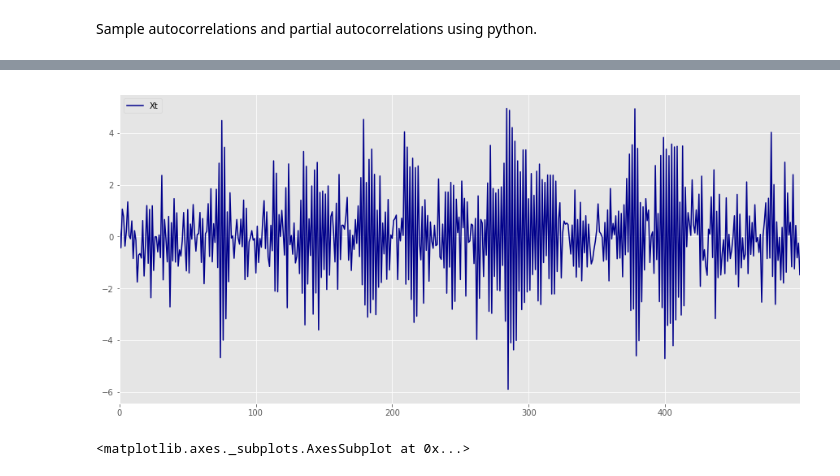
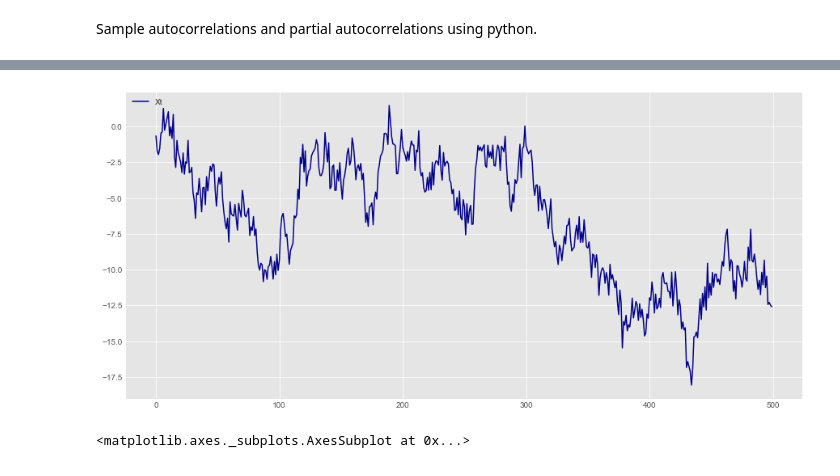
Before and after one commit to ErickEduardoAH/TimeSeriesAnalysis, a Jupyter notebook: 1.3 Time Series Stationary Models - Autoregresive Time Series.ipynb, the cells around one changed output, grey strips where cells are left out. Saved outputs shown, nothing was run; the diff lists cells and outputs as text; code cells hidden in the pictures.

```diff
--- a/1.3 Time Series Stationary Models - Autoregresive Time Series.ipynb
+++ b/1.3 Time Series Stationary Models - Autoregresive Time Series.ipynb
@@ -365,0 +364,10 @@ AR_1.plot.scatter(x='Xt_1',y='Xt',figsize=(15,7))
+# %%
+h=50
+theorical_ACF = [np.power(phi, k) for k in list(range(0,h))]
+
+plt.figure(figsize=(15,10))
+plt.style.use('ggplot')
+plt.figsize=(15,10)
+plt.plot(list(range(0,h)), theorical_ACF, 'bo', ms=8, label='binom pmf')
+plt.vlines(list(range(0,h)), 0, theorical_ACF, colors='black', lw=2)
+plt.show()
@@ -517,20 +534,19 @@ $$
 # %%
 import statsmodels.api as sm
 import numpy as np
 
-ar = np.array([-0.6,.3])
-ma = np.array([0, 0])
+ar = np.array([0.7,.3])
 n = 500
 
-np.random.seed(42)
-Xt = sm.tsa.arma_generate_sample(np.r_[1, -ar],np.r_[1, ma],n,1)
+np.random.seed(5000)
+Xt = sm.tsa.arma_generate_sample(np.r_[1, -ar],np.r_[1, np.array([0, 0])],n,1)
 AR_2 = pd.DataFrame(Xt)
 AR_2.columns= ['Xt']
 
 plt.style.use('ggplot')
 plotTimeSeries(AR_2)
 # %% [output]
-[figure, old version]
+[figure, new version]
 # %%
 AR_2['Xt_1'] = AR_2['Xt'].shift(-1)
 AR_2['Xt_2'] = AR_2['Xt'].shift(-2)
```
Also changed, not shown: parts of 15 cells of this notebook.
